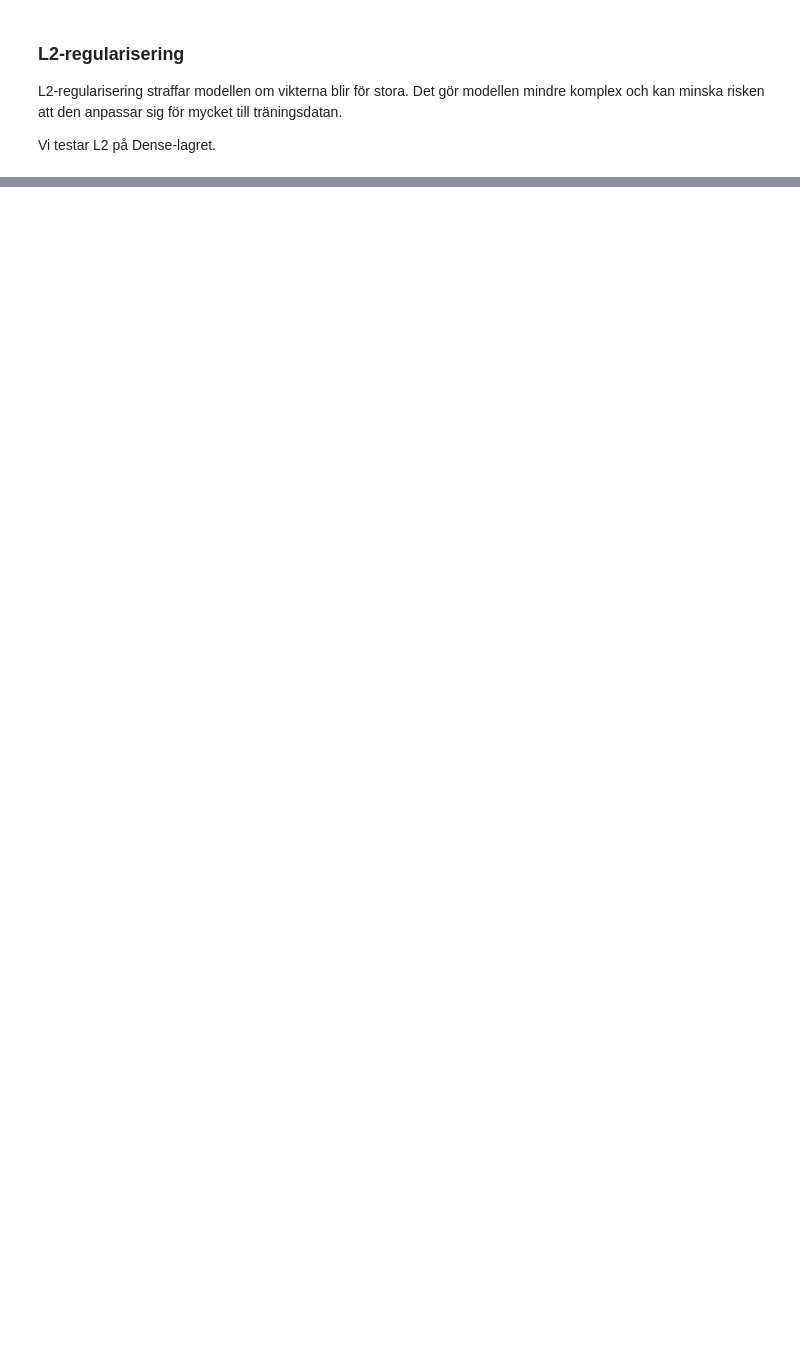
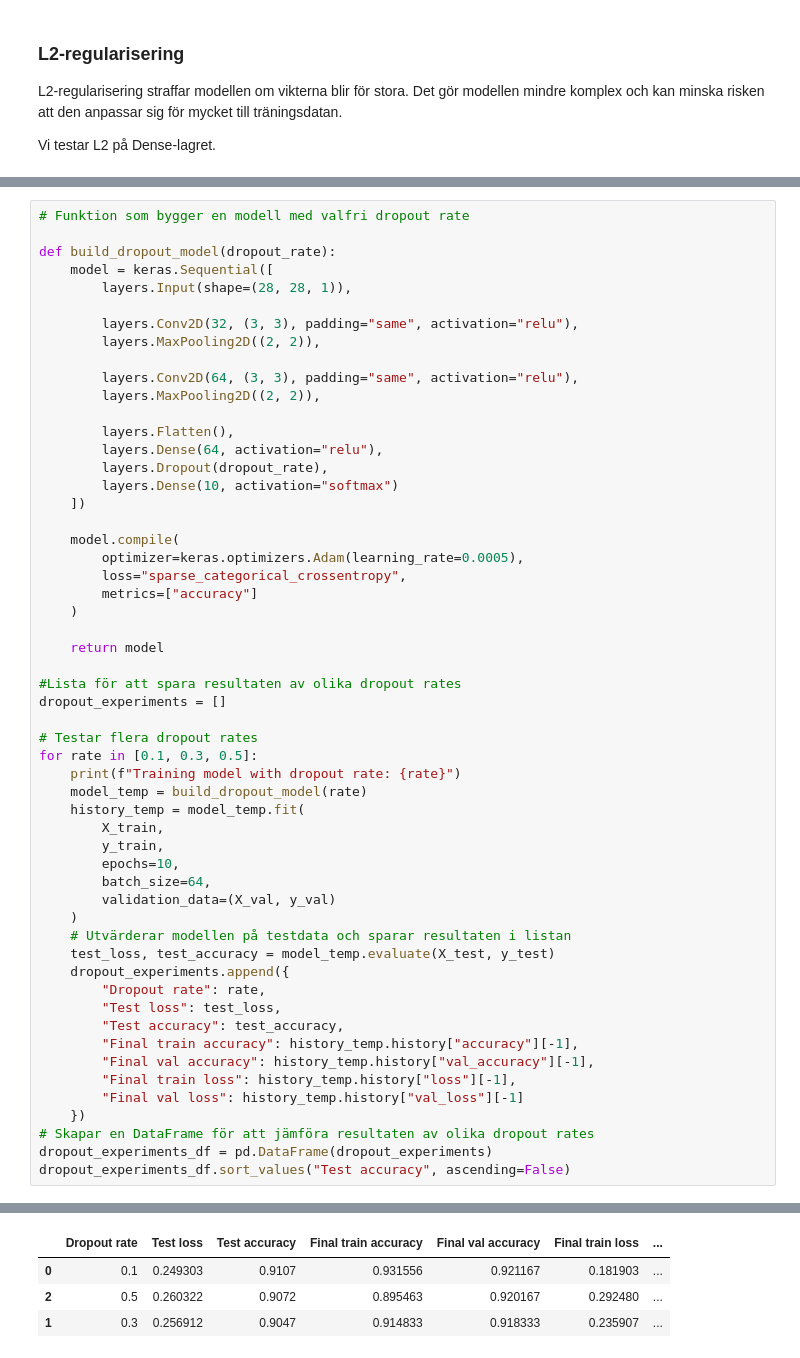
Before and after one commit to KevinCJohansson/Deep_learning, a Jupyter notebook: Notebook.ipynb, the cells around one changed output, grey strips where cells are left out. Saved outputs shown, nothing was run; the diff lists cells and outputs as text; blank space fills up the shorter version.

```diff
--- a/Notebook.ipynb
+++ b/Notebook.ipynb
@@ -833,0 +874,56 @@ L2 regularization test accuracy: 0.8881999850273132
+# %%
+# Funktion som bygger en modell med valfri dropout rate
+
+def build_dropout_model(dropout_rate):
+    model = keras.Sequential([
+        layers.Input(shape=(28, 28, 1)),
+
+        layers.Conv2D(32, (3, 3), padding="same", activation="relu"),
+        layers.MaxPooling2D((2, 2)),
+
+        layers.Conv2D(64, (3, 3), padding="same", activation="relu"),
+        layers.MaxPooling2D((2, 2)),
+
+        layers.Flatten(),
+        layers.Dense(64, activation="relu"),
+        layers.Dropout(dropout_rate),
+        layers.Dense(10, activation="softmax")
+    ])
+
+    model.compile(
+        optimizer=keras.optimizers.Adam(learning_rate=0.0005),
+        loss="sparse_categorical_crossentropy",
+        metrics=["accuracy"]
+    )
+
+    return model
+
+#Lista för att spara resultaten av olika dropout rates
+dropout_experiments = []
+
+# Testar flera dropout rates
+for rate in [0.1, 0.3, 0.5]:
+    print(f"Training model with dropout rate: {rate}")
+    model_temp = build_dropout_model(rate)
+    history_temp = model_temp.fit(
+        X_train,
+        y_train,
+        epochs=10,
+        batch_size=64,
+        validation_data=(X_val, y_val)
+    )
+    # Utvärderar modellen på testdata och sparar resultaten i listan
+    test_loss, test_accuracy = model_temp.evaluate(X_test, y_test)
+    dropout_experiments.append({
+        "Dropout rate": rate,
+        "Test loss": test_loss,
+        "Test accuracy": test_accuracy,
+        "Final train accuracy": history_temp.history["accuracy"][-1],
+        "Final val accuracy": history_temp.history["val_accuracy"][-1],
+        "Final train loss": history_temp.history["loss"][-1],
+        "Final val loss": history_temp.history["val_loss"][-1]
+    })
+# Skapar en DataFrame för att jämföra resultaten av olika dropout rates
+dropout_experiments_df = pd.DataFrame(dropout_experiments)
+dropout_experiments_df.sort_values("Test accuracy", ascending=False)
+# %% [output]
@@ -833,0 +947,4 @@ L2 regularization test accuracy: 0.8881999850273132
+|  | Dropout rate | Test loss | Test accuracy | Final train accuracy | Final val accuracy | Final train loss | ... |
+| 0 | 0.1 | 0.249303 | 0.9107 | 0.931556 | 0.921167 | 0.181903 | ... |
+| 2 | 0.5 | 0.260322 | 0.9072 | 0.895463 | 0.920167 | 0.292480 | ... |
+| 1 | 0.3 | 0.256912 | 0.9047 | 0.914833 | 0.918333 | 0.235907 | ... |
```
Also changed, not shown: parts of 12 cells of this notebook.
